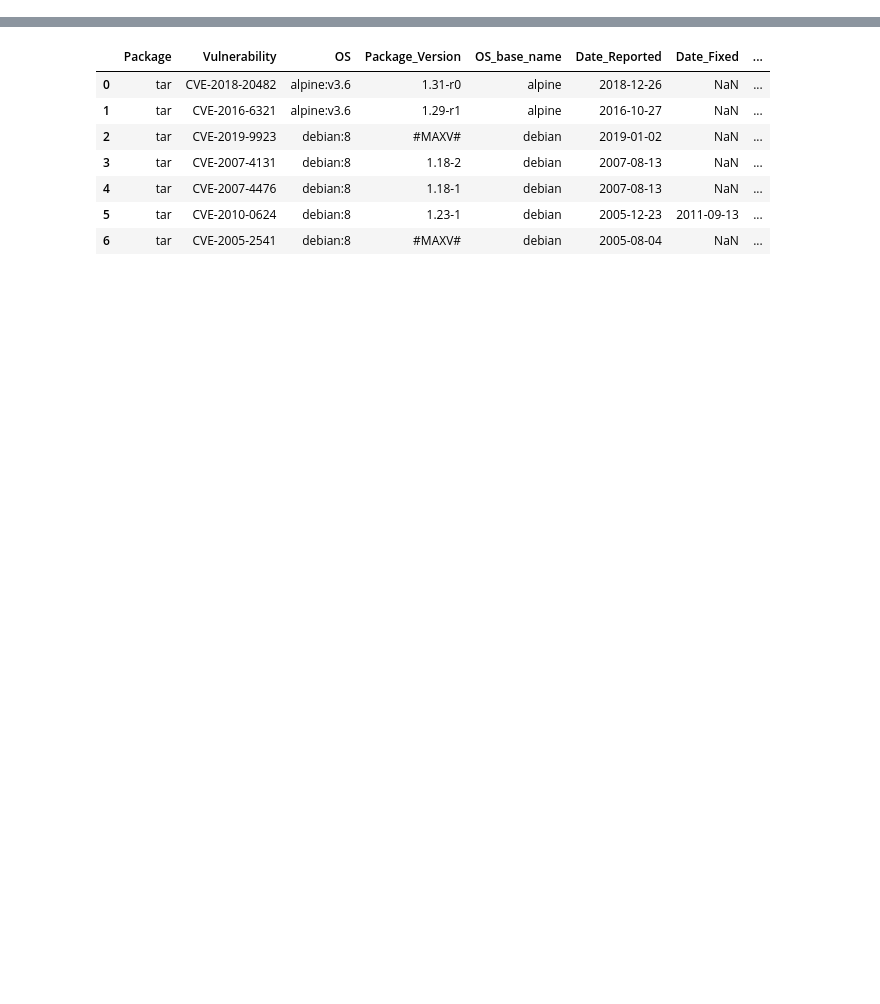
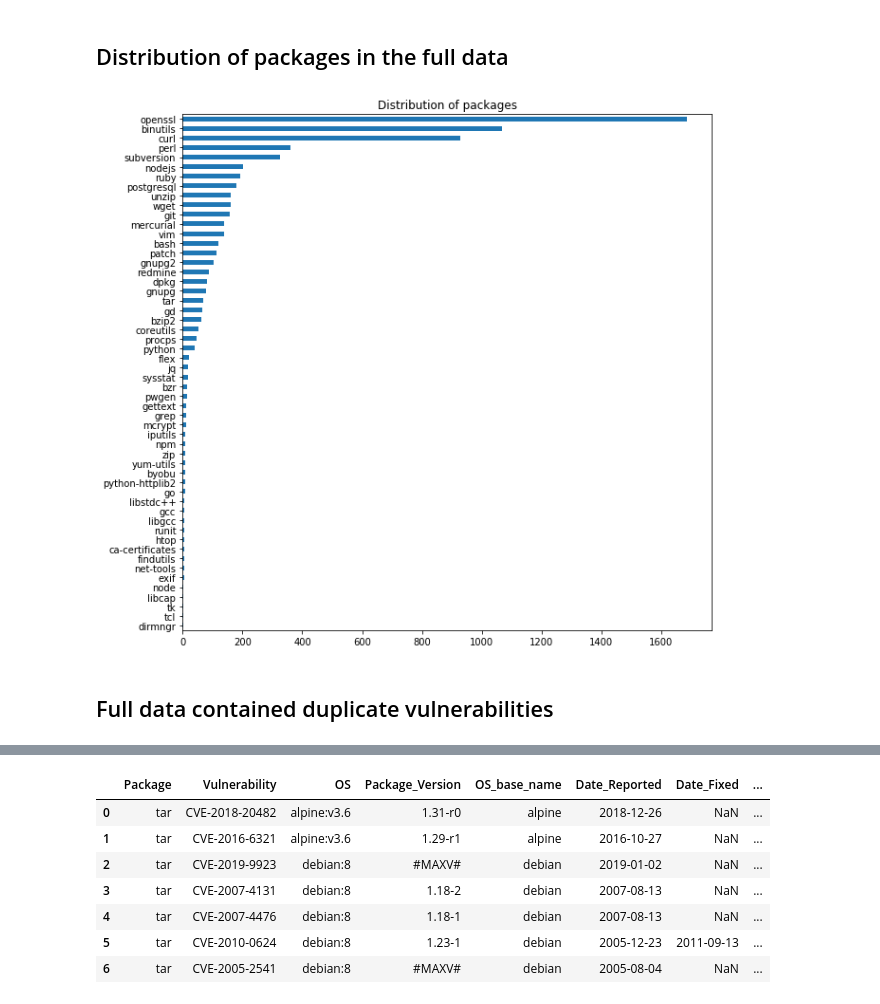
Before and after one commit to BU-NU-CLOUD-F19/Tracing_security_fixes_for_docker_images, a Jupyter notebook: demos/analyze_reports.ipynb, the cells around one changed output, grey strips where cells are left out. Cells and saved outputs as stored; diff of their text form; code cells hidden in the pictures; blank space fills up the shorter version.

```diff
--- a/demos/analyze_reports.ipynb
+++ b/demos/analyze_reports.ipynb
@@ -5,0 +10,3 @@ import matplotlib.pyplot as plt
+# %%
+full_data_path = "../GitOperations/data/report.csv"
+full_data = pd.read_csv(full_data_path, index_col = 0)
@@ -5,0 +34,11 @@ import matplotlib.pyplot as plt
+# %% [markdown]
+## Distribution of packages in the full data
+# %%
+plt.figure(figsize=(10,10))
+full_data.Package.value_counts()[::-1].plot('barh',
+                                             title="Distribution of packages")
+plt.show()
+# %% [output]
+[figure, added]
+# %% [markdown]
+## Full data contained duplicate vulnerabilities
```
Also changed, not shown: parts of 27 cells of this notebook.
